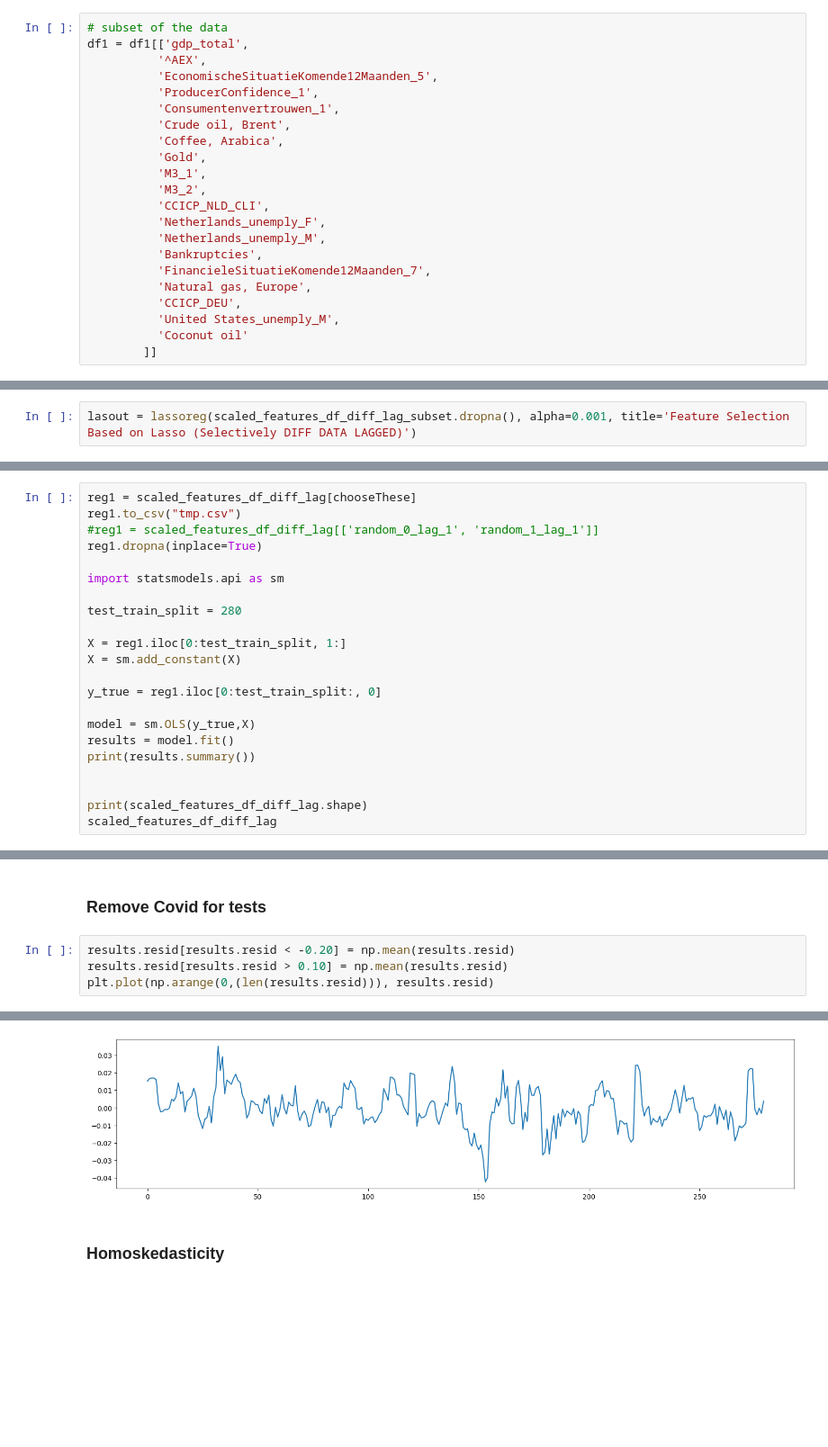
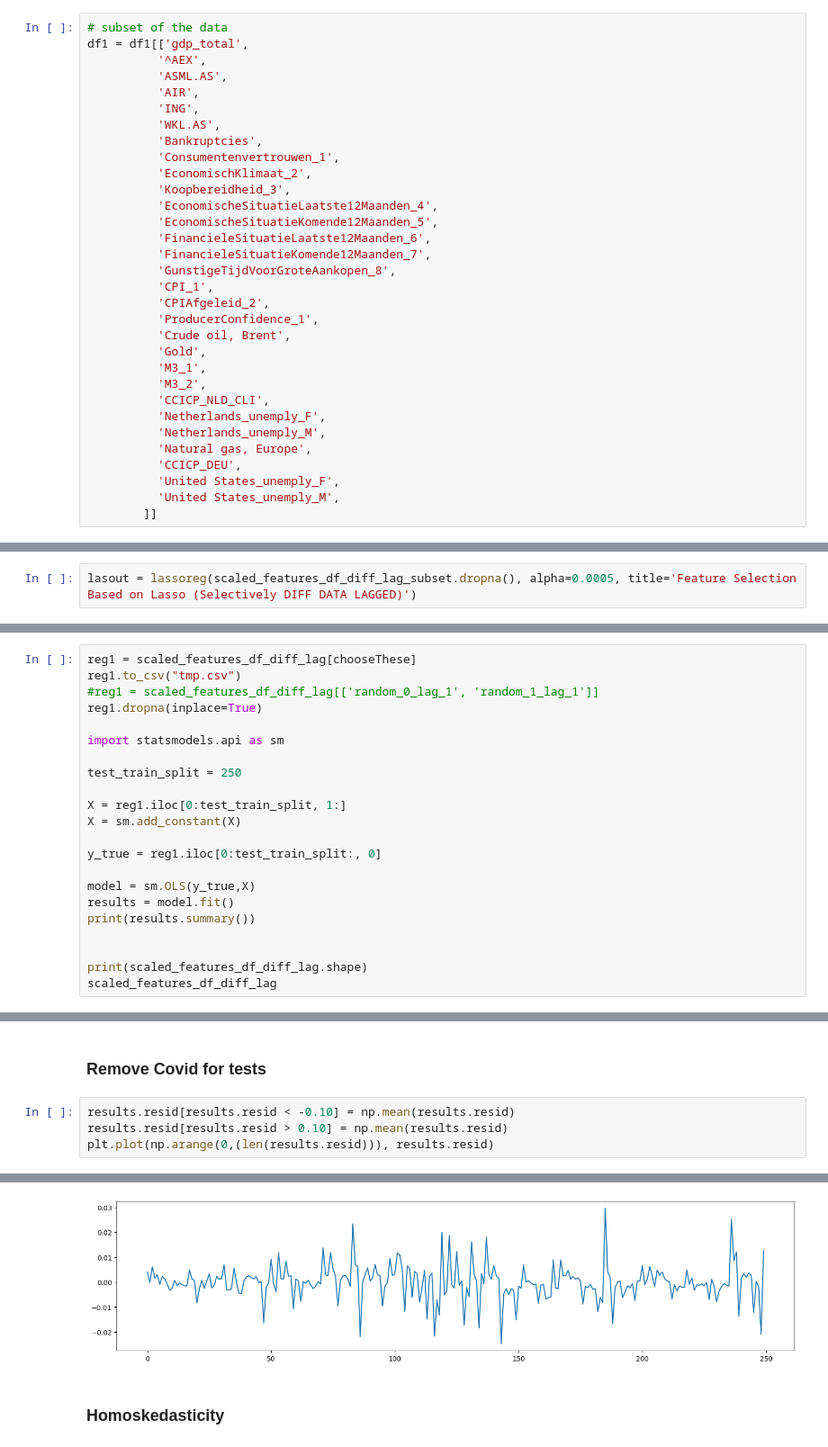
Before and after one commit to powell001/NowCast_Data_v2, a Jupyter notebook: src/a06_forecastQuarterlyData_withMonthlyData_Lasso.ipynb, the cells around one changed output, grey strips where cells are left out. Shown at 90% size. Drawn from its saved outputs; the diff is of its cells as text; blank space fills up the shorter version.

Commit message:
re-written tests, everything working.  Need to do for monthly data as well.

```diff
--- a/src/a06_forecastQuarterlyData_withMonthlyData_Lasso.ipynb
+++ b/src/a06_forecastQuarterlyData_withMonthlyData_Lasso.ipynb
@@ -84,21 +104,31 @@ if(any([col for col in df1.columns if 'gdp_total_deseasonalized' in col])):
 # subset of the data
 df1 = df1[['gdp_total',
           '^AEX',
+          'ASML.AS',
+          'AIR',
+          'ING',
+          'WKL.AS',
+          'Bankruptcies',
+          'Consumentenvertrouwen_1',
+          'EconomischKlimaat_2',
+          'Koopbereidheid_3',
+          'EconomischeSituatieLaatste12Maanden_4',
           'EconomischeSituatieKomende12Maanden_5',
+          'FinancieleSituatieLaatste12Maanden_6',
+          'FinancieleSituatieKomende12Maanden_7',
+          'GunstigeTijdVoorGroteAankopen_8',
+          'CPI_1',
+          'CPIAfgeleid_2',
           'ProducerConfidence_1',
-          'Consumentenvertrouwen_1',
           'Crude oil, Brent',
-          'Coffee, Arabica',
           'Gold',
           'M3_1',
           'M3_2',
           'CCICP_NLD_CLI',
           'Netherlands_unemply_F',
           'Netherlands_unemply_M',
-          'Bankruptcies',
-          'FinancieleSituatieKomende12Maanden_7',
           'Natural gas, Europe',
           'CCICP_DEU',
+          'United States_unemply_F',
           'United States_unemply_M',
-          'Coconut oil'
         ]]
@@ -599,3 +627,3 @@ print(scaled_features_df_diff_lag_subset.shape)
 # %%
-lasout = lassoreg(scaled_features_df_diff_lag_subset.dropna(), alpha=0.001, title='Feature Selection Based on Lasso (Selectively DIFF DATA LAGGED)')
+lasout = lassoreg(scaled_features_df_diff_lag_subset.dropna(), alpha=0.0005, title='Feature Selection Based on Lasso (Selectively DIFF DATA LAGGED)')
 # %% [output]
@@ -619,7 +647,7 @@ reg1.dropna(inplace=True)
 
 import statsmodels.api as sm
 
-test_train_split = 280
+test_train_split = 250
 
 X = reg1.iloc[0:test_train_split, 1:]
 X = sm.add_constant(X)
@@ -704,12 +737,12 @@ plt.plot(np.arange(0,(len(results.resid))), results.resid)
 # %% [markdown]
 ### Remove Covid for tests
 # %%
-results.resid[results.resid < -0.20] = np.mean(results.resid)
+results.resid[results.resid < -0.10] = np.mean(results.resid)
 results.resid[results.resid > 0.10] = np.mean(results.resid)
 plt.plot(np.arange(0,(len(results.resid))), results.resid)
 # %% [output]
 [<matplotlib.lines.Line2D at 0x...>]
-[figure, old version]
+[figure, new version]
 # %% [markdown]
 ### Homoskedasticity
 # %%
```
Also changed, not shown: parts of 37 cells of this notebook.
